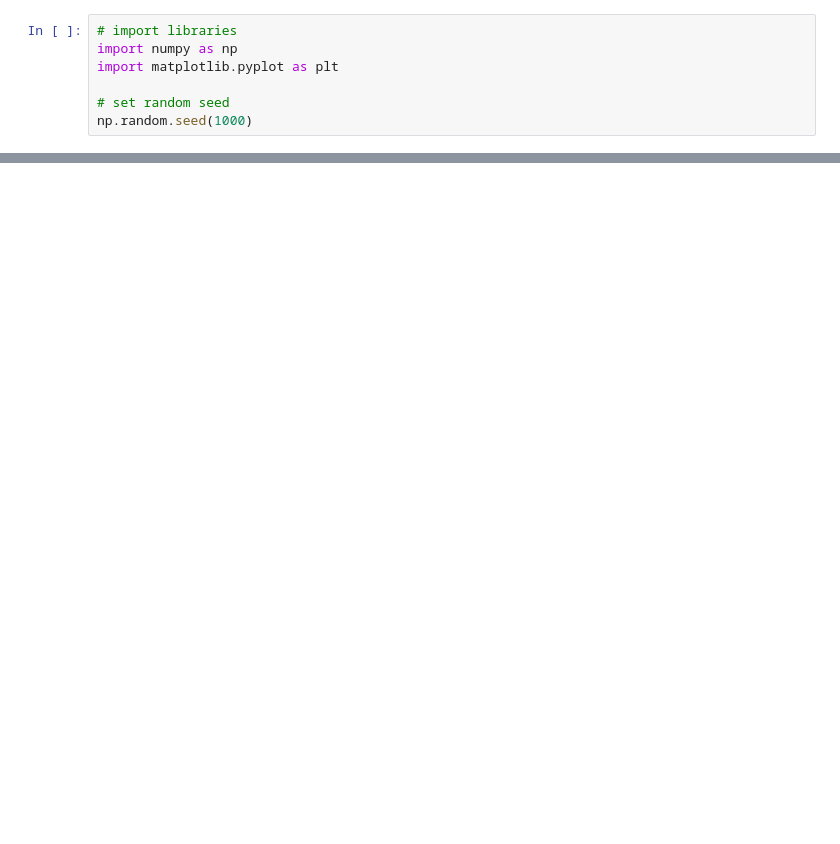
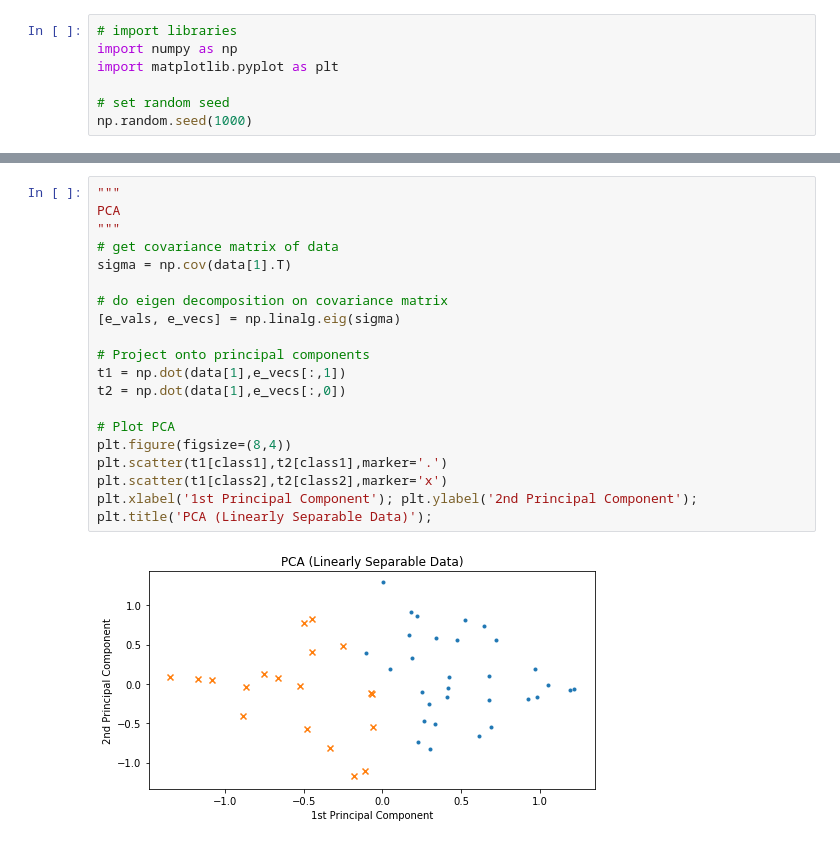
Before and after one commit to vanandrew/BME572, a Jupyter notebook: HW3/Problem1.ipynb, the cells around one changed output, grey strips where cells are left out. Drawn from its saved outputs; the diff is of its cells as text; blank space fills up the shorter version.

```diff
--- a/HW3/Problem1.ipynb
+++ b/HW3/Problem1.ipynb
@@ -107,0 +173,22 @@ plt.title('Data');
+# %%
+"""
+PCA
+"""
+# get covariance matrix of data
+sigma = np.cov(data[1].T)
+
+# do eigen decomposition on covariance matrix
+[e_vals, e_vecs] = np.linalg.eig(sigma)
+
+# Project onto principal components
+t1 = np.dot(data[1],e_vecs[:,1])
+t2 = np.dot(data[1],e_vecs[:,0])
+
+# Plot PCA
+plt.figure(figsize=(8,4))
+plt.scatter(t1[class1],t2[class1],marker='.')
+plt.scatter(t1[class2],t2[class2],marker='x')
+plt.xlabel('1st Principal Component'); plt.ylabel('2nd Principal Component');
+plt.title('PCA (Linearly Separable Data)');
+# %% [output]
+[figure, added]
```
Also changed, not shown: parts of 15 cells of this notebook, 9 other files.
